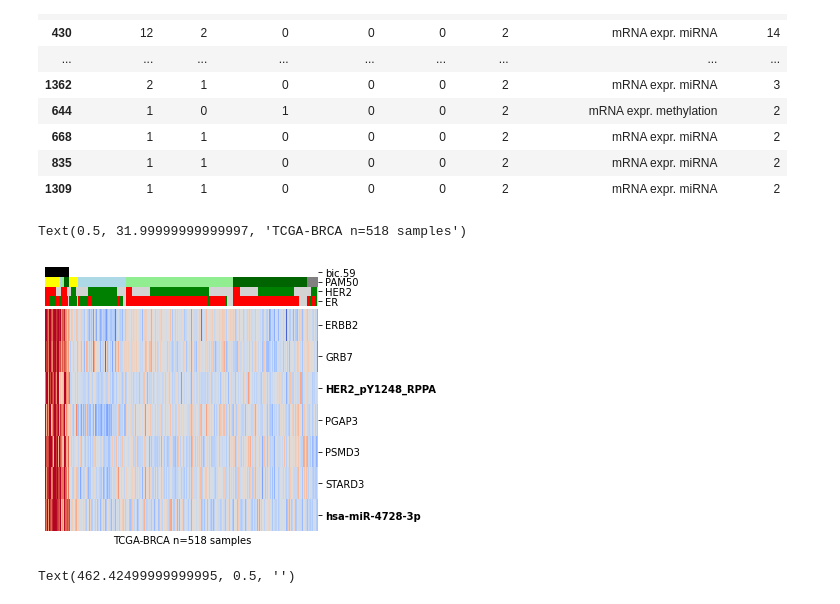
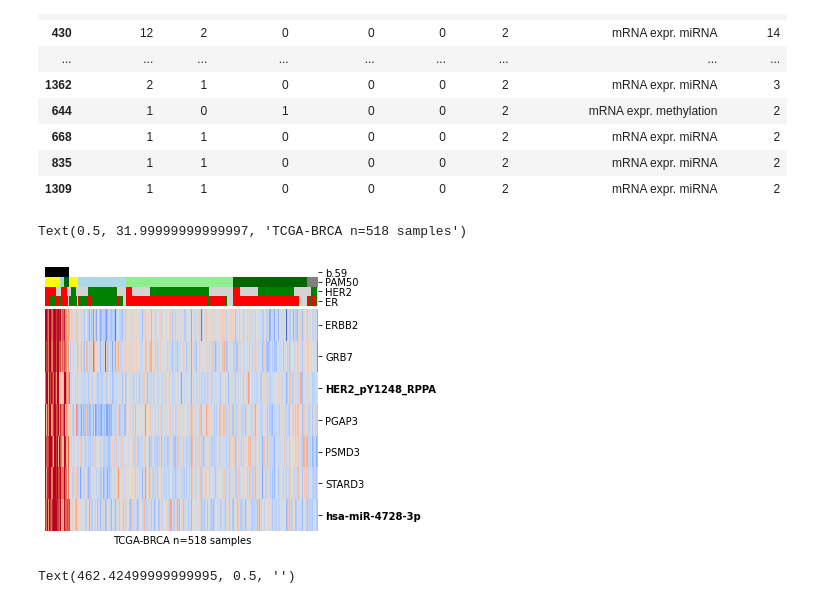
Before and after one commit to ozolotareva/unpast_paper, a Jupyter notebook: notebooks/BRCA_multi-omics.ipynb, the cells around one changed output. Drawn from its saved outputs; the diff is of its cells as text; code cells hidden in the pictures.

```diff
--- a/notebooks/BRCA_multi-omics.ipynb
+++ b/notebooks/BRCA_multi-omics.ipynb
@@ -20,16 +23,14 @@ import seaborn as sns
 # %%
-from collections import OrderedDict
-
-exprs_file = "../../data/preprocessed_v6/multiomics/TCGA-BRCA_PanCan_518_all_29K.tsv.gz"
-
+exprs_file = data_dir+"/multiomics/TCGA-BRCA_PanCan_518_all_29K.tsv.gz"
 exprs= pd.read_csv(exprs_file,sep = "\t",index_col=0)
 
-subt_anno = pd.read_csv("../../data/preprocessed_v6/TCGA-BRCA_1079_17Kgenes.Xena_TCGA_PanCan.subtypes_and_signatures_v6.tsv",sep ="\t",index_col=0)
-anno = pd.read_csv("../../data/preprocessed_v6/TCGA-BRCA_1079.Xena_TCGA_PanCan.annotation_v6.tsv",sep ="\t",index_col=0)
-shared_samples = set(exprs.columns).intersection(set(anno.index))
+subtypes = pd.read_csv(data_dir+"/breast_cancer/TCGA-BRCA_1079_17Kgenes.Xena_TCGA_PanCan.subtypes_and_signatures_v6.tsv.gz",sep ="\t",index_col=0)
+annotation = pd.read_csv(data_dir+"/breast_cancer/TCGA-BRCA_1079.Xena_TCGA_PanCan.annotation_v6.tsv.gz",sep ="\t",index_col=0)
+
+shared_samples = set(exprs.columns).intersection(set(annotation.index))
 print(len(shared_samples))
 exprs = exprs.loc[:,sorted(shared_samples)]
-subt_anno = subt_anno.loc[sorted(shared_samples),:]
+subt_anno = subtypes.loc[sorted(shared_samples),:]
 
 subt_order = ["Her2","Basal","LumA","LumB","Normal"]
 
@@ -88,30 +89,16 @@ generate  5  seeds [885440, 403958, 794772, 933488, 441001]
 # %% [markdown]
 #### Expression only
  - subset of 518 samples for which multi-omics are available
-# %%
-exprs_file = "../../data/preprocessed_v6/multiomics/TCGA-BRCA_PanCan_518_exprs_17K.tsv"
-basename = "BRCA518_exprs"
-
-
-subtypes = pd.read_csv("../../data/preprocessed_v6/TCGA-BRCA_1079_17Kgenes.Xena_TCGA_PanCan.subtypes_and_signatures_v6.tsv",sep = "\t",index_col=0)
-annotation = pd.read_csv("../../data/preprocessed_v6/TCGA-BRCA_1079.Xena_TCGA_PanCan.annotation_v6.tsv",sep = "\t",index_col=0)
-
-exprs_z= prepare_input_matrix(pd.read_csv(exprs_file,sep = "\t",index_col=0),ceiling=3)
-
-subtypes = subtypes.loc[exprs.columns.values,:]
-annotation = annotation.loc[exprs.columns.values,:]
-
-known_groups, freqs = make_ref_groups(subtypes, annotation,exprs)
 # %% [markdown]
 # Multi-omics
 # %%
-exprs_file = "../../data/preprocessed_v6/multiomics/TCGA-BRCA_PanCan_518_all_29K.tsv.gz"
 basename = "BRCA518_multi"
+exprs_file = data_dir+"multiomics/TCGA-BRCA_PanCan_518_all_29K.tsv.gz"
+exprs= pd.read_csv(exprs_file,sep = "\t",index_col=0)
 
-out_dir = "../../multiomics_results2/"
+#out_dir = "../../multiomics_results2/"
+out_dir = "../unpast_results/multiomics/"
 
-subtypes = pd.read_csv("../../data/preprocessed_v6/TCGA-BRCA_1079_17Kgenes.Xena_TCGA_PanCan.subtypes_and_signatures_v6.tsv",sep = "\t",index_col=0)
-annotation = pd.read_csv("../../data/preprocessed_v6/TCGA-BRCA_1079.Xena_TCGA_PanCan.annotation_v6.tsv",sep = "\t",index_col=0)
 
 subtypes = subtypes.loc[exprs.columns.values,:]
 annotation = annotation.loc[exprs.columns.values,:]
@@ -178,8 +153,8 @@ write_bic_table(consensus_biclusters_multi, out_dir+"/"+basename+".analysis_seed
 # %%
 # or read precomputed
-#from unpast.utils.io import read_bic_table
-#exprs_z_multi = prepare_input_matrix(exprs, min_n_samples=5,ceiling=3)
-#consensus_biclusters_multi = read_bic_table(out_dir+"/"+basename+".analysis_seed="+str(analysis_seed)+".kmeans.consensus.biclsuters.tsv")
+from unpast.utils.io import read_bic_table
+exprs_z_multi = prepare_input_matrix(exprs, min_n_samples=5,ceiling=3)
+consensus_biclusters_multi = read_bic_table(out_dir+"/"+basename+".analysis_seed="+str(analysis_seed)+".kmeans.consensus.biclsuters.tsv")
 # %%
 # all omics
 performances_multi = {}
@@ -256,29 +229,29 @@ mo_features = set(exprs_z_multi.index.values).difference(set(exprs_z.index.value
 # %%
 from unpast.utils.figs import draw_heatmap2
 i = [59]
 tmp = draw_heatmap2(exprs_z_multi,
                     consensus_biclusters_multi.loc[i,],
                     annot=subt_anno.loc[:,["PAM50","HER2","ER"]],
               color_dict=color_dict,
               figsize=(6,4),
               #no_legend=True,
-              bic_prefix="bic.",
+              bic_prefix="b.",
               no_cbar=True,
               col_labels = False,
               no_row_colors=True,
               cluster_rows=False,
               row_labels = True,
               dendrogram_ratio=(0.1,0.),
               colors_ratio=(0.025,0.05/4*3),
               highlight_row_labels= mo_features
              )
 
 ax = tmp[0].ax_heatmap
 ax.set_xlabel("TCGA-BRCA n=%s samples"%exprs_z_multi.shape[1])
 #ax.set_ylabel(ax.get_ylabel(),fontdict={"size":7})
 # %% [output]
 Text(0.5, 31.99999999999997, 'TCGA-BRCA n=518 samples')
-[figure, old version]
+[figure, new version]
 # %%
 from unpast.utils.figs import draw_heatmap2
 i = [27]
```
Also changed, not shown: parts of 13 cells of this notebook, 4 other files.
